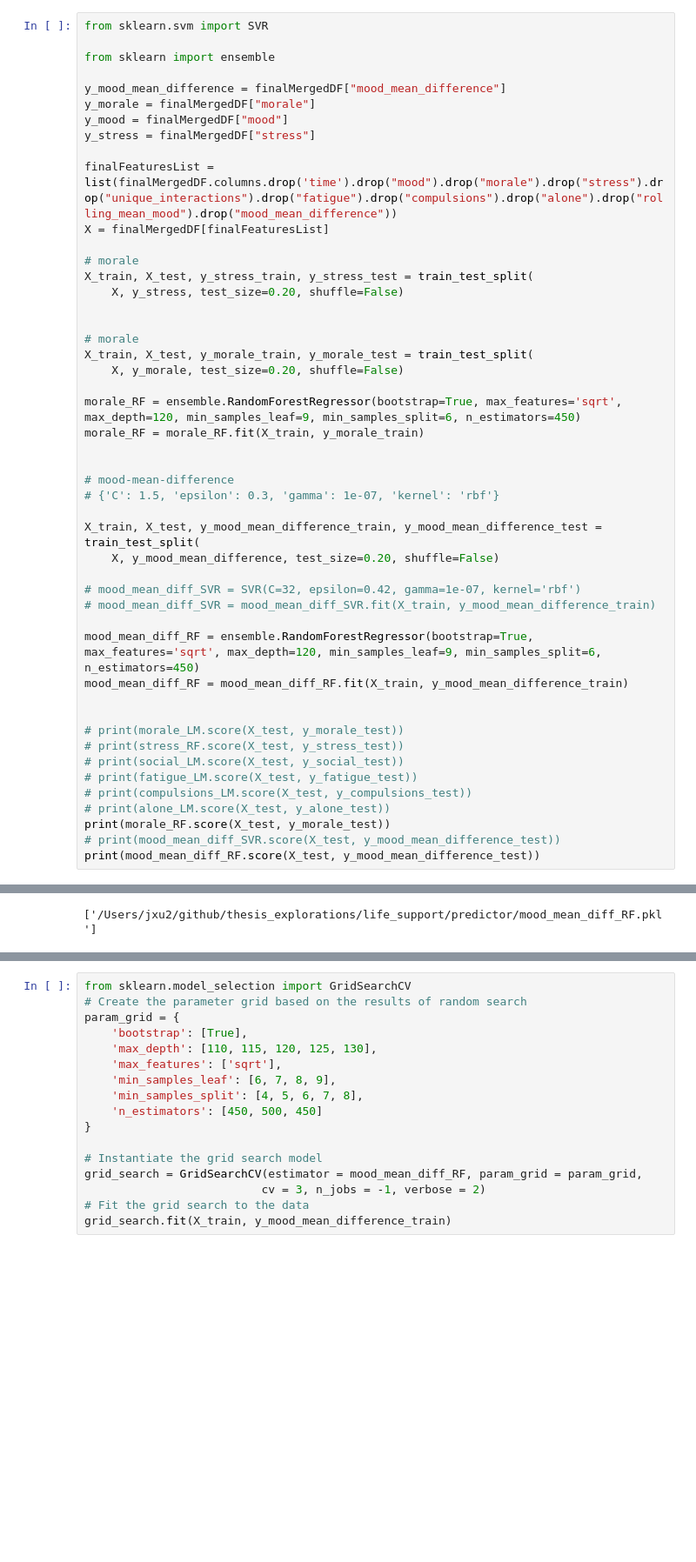
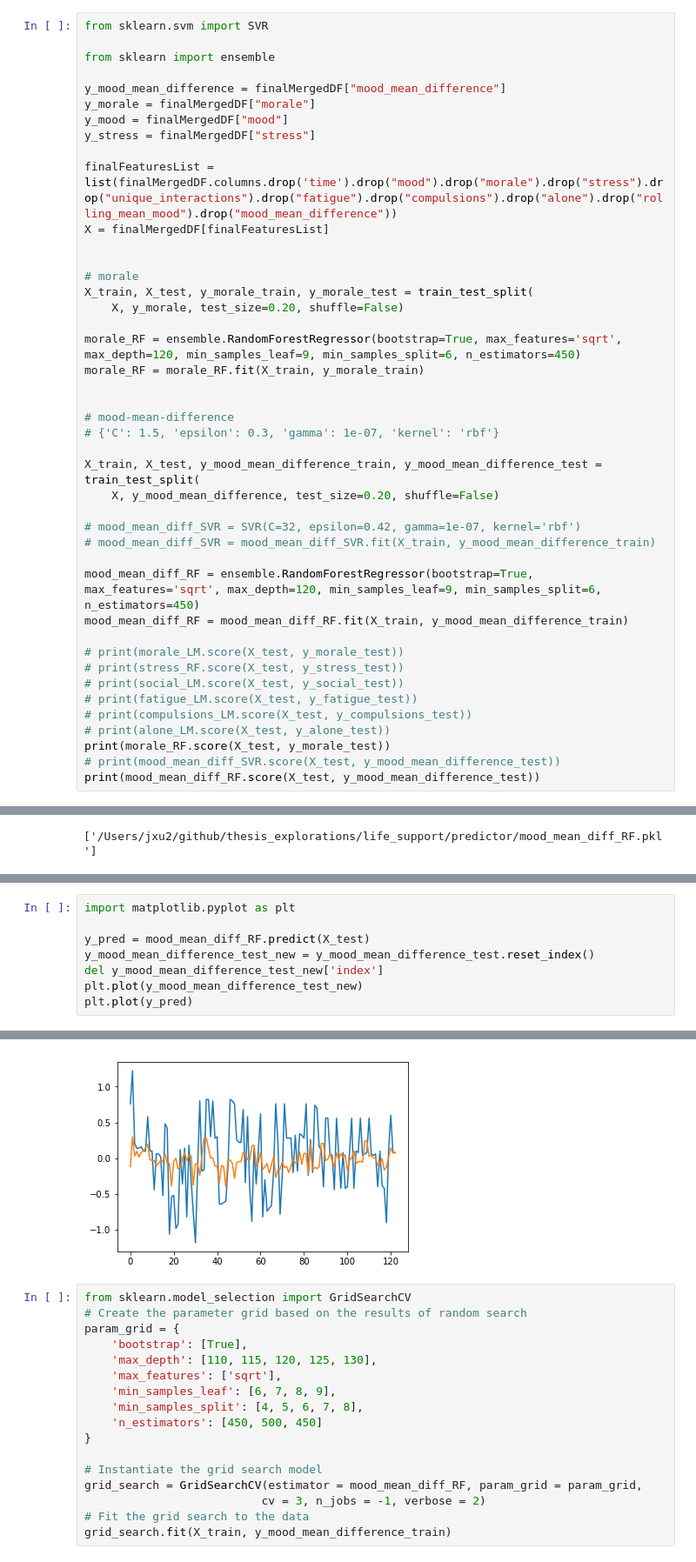
Before and after one commit to xujenna/thesis_explorations, a Jupyter notebook: trackers/_analyses/rolling_mean_model.ipynb, the cells around one changed output, grey strips where cells are left out. Shown at 87% size. Cells and saved outputs as stored; diff of their text form; blank space fills up the shorter version.

```diff
--- a/trackers/_analyses/rolling_mean_model.ipynb
+++ b/trackers/_analyses/rolling_mean_model.ipynb
@@ -376,10 +376,6 @@ y_stress = finalMergedDF["stress"]
 
 finalFeaturesList = list(finalMergedDF.columns.drop('time').drop("mood").drop("morale").drop("stress").drop("unique_interactions").drop("fatigue").drop("compulsions").drop("alone").drop("rolling_mean_mood").drop("mood_mean_difference"))
 X = finalMergedDF[finalFeaturesList]
-
-# morale
-X_train, X_test, y_stress_train, y_stress_test = train_test_split(
-    X, y_stress, test_size=0.20, shuffle=False)
 
 
 # morale
@@ -402,7 +398,6 @@ X_train, X_test, y_mood_mean_difference_train, y_mood_mean_difference_test = tra
 mood_mean_diff_RF = ensemble.RandomForestRegressor(bootstrap=True, max_features='sqrt', max_depth=120, min_samples_leaf=9, min_samples_split=6, n_estimators=450)
 mood_mean_diff_RF = mood_mean_diff_RF.fit(X_train, y_mood_mean_difference_train)
 
-
 # print(morale_LM.score(X_test, y_morale_test))
 # print(stress_RF.score(X_test, y_stress_test))
 # print(social_LM.score(X_test, y_social_test))
@@ -429,0 +425,9 @@ mood_mean_diff_RF.predict(X_test.iloc[-1].reshape(1, -1)) + rolling_mean
+# %%
+import matplotlib.pyplot as plt
+
+y_pred = mood_mean_diff_RF.predict(X_test)
+y_mood_mean_difference_test_new = y_mood_mean_difference_test.reset_index()
+del y_mood_mean_difference_test_new['index']
+plt.plot(y_mood_mean_difference_test_new)
+plt.plot(y_pred)
+# %% [output]
@@ -430,3 +435,4 @@ mood_mean_diff_RF.predict(X_test.iloc[-1].reshape(1, -1)) + rolling_mean
+[figure, added]
 # %%
 from sklearn.model_selection import GridSearchCV
 # Create the parameter grid based on the results of random search
```
Also changed, not shown: parts of 8 cells of this notebook, 25 other files.
